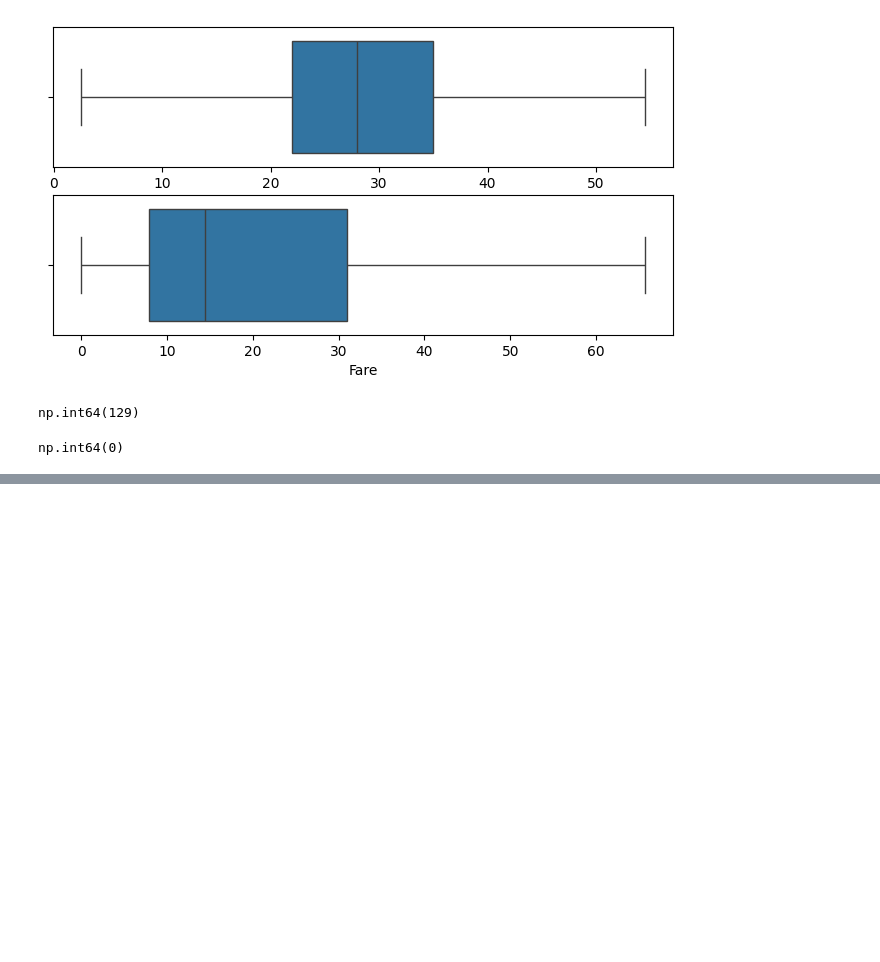
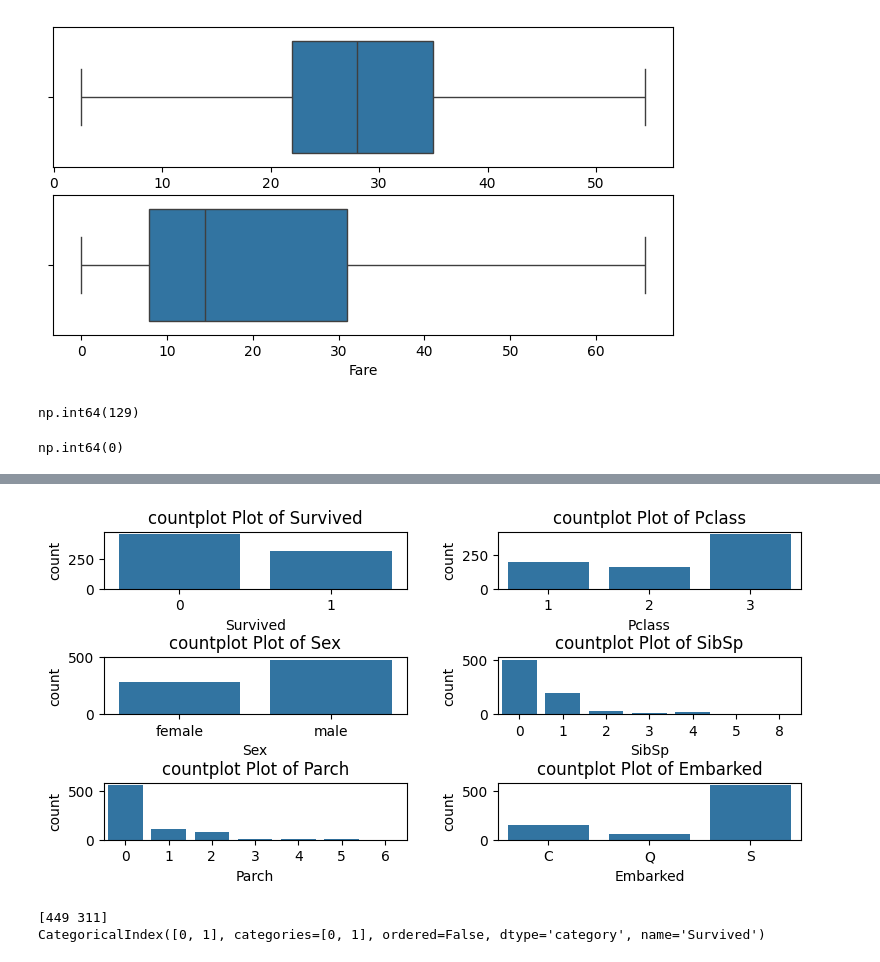
Before and after one commit to Hazem-Amr/GIZ4_AIS2_S1_Ml, a Jupyter notebook: src/Python/Session_8/Code/Preprocessing.ipynb, the cells around one changed output, grey strips where cells are left out. Drawn from its saved outputs; the diff is of its cells as text; code cells hidden in the pictures; blank space fills up the shorter version.

```diff
--- a/src/Python/Session_8/Code/Preprocessing.ipynb
+++ b/src/Python/Session_8/Code/Preprocessing.ipynb
@@ -221,0 +245,23 @@ np.int64(0)
+# %%
+cat_col = df.select_dtypes('category').columns
+# %%
+plt.figure(figsize=(9, 4))
+for i, col in enumerate(cat_col):
+    plt.subplot(3, 2, i+1)
+    sns.countplot(x=col, data=df)
+    plt.title(f"countplot Plot of {col}")
+plt.subplots_adjust(hspace=1.2 , wspace=0.3)
+plt.show()
+# %% [output]
+[figure, added]
+# %%
+unique = df['Survived'].value_counts()
+unique
+
+count = unique.values
+categories = unique.index
+
+print(f"{count}\n{categories}")
+# %% [output]
+[449 311]
+CategoricalIndex([0, 1], categories=[0, 1], ordered=False, dtype='category', name='Survived')
```
Also changed, not shown: parts of 16 cells of this notebook, 1 other file.
